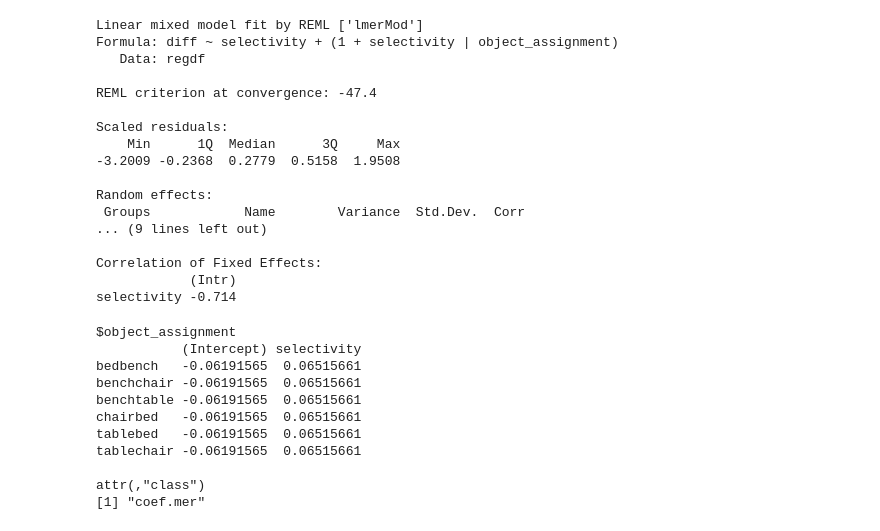
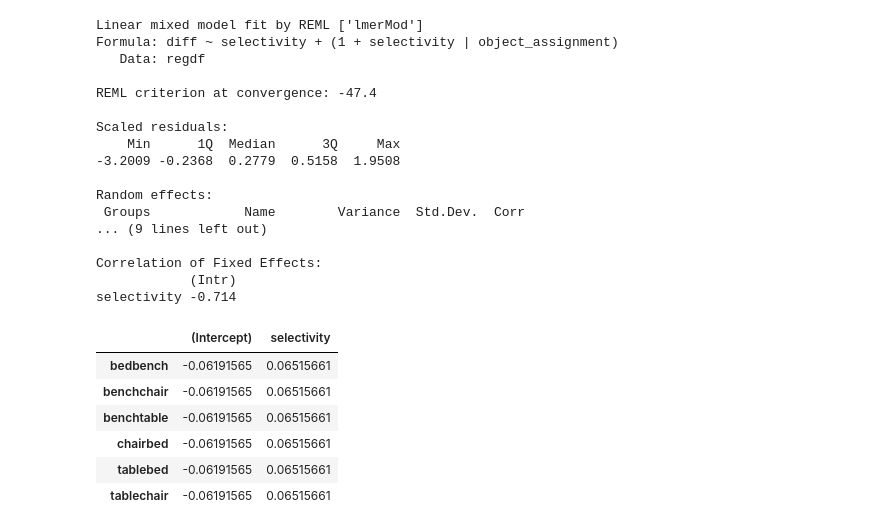
Before and after one commit to cogtoolslab/neurosketch, a Jupyter notebook: ipynb/jgunn/itemeffects.ipynb, the cells around one changed output. Drawn from its saved outputs; the diff is of its cells as text; code cells hidden in the pictures.

```diff
--- a/ipynb/jgunn/itemeffects.ipynb
+++ b/ipynb/jgunn/itemeffects.ipynb
@@ -176,16 +208,12 @@ Correlation of Fixed Effects:
             (Intr)
 selectivity -0.714
 # %%
-coef(OLSexamp)
+coef(OLSexamp)$object_assignment
 # %% [output]
-$object_assignment
-           (Intercept) selectivity
-bedbench   -0.06191565  0.06515661
-benchchair -0.06191565  0.06515661
-benchtable -0.06191565  0.06515661
-chairbed   -0.06191565  0.06515661
-tablebed   -0.06191565  0.06515661
-tablechair -0.06191565  0.06515661
-
-attr(,"class")
-[1] "coef.mer"
+|  | (Intercept) | selectivity |
+| bedbench | -0.06191565 | 0.06515661 |
+| benchchair | -0.06191565 | 0.06515661 |
+| benchtable | -0.06191565 | 0.06515661 |
+| chairbed | -0.06191565 | 0.06515661 |
+| tablebed | -0.06191565 | 0.06515661 |
+| tablechair | -0.06191565 | 0.06515661 |
```
Also changed, not shown: parts of 4 cells of this notebook.
